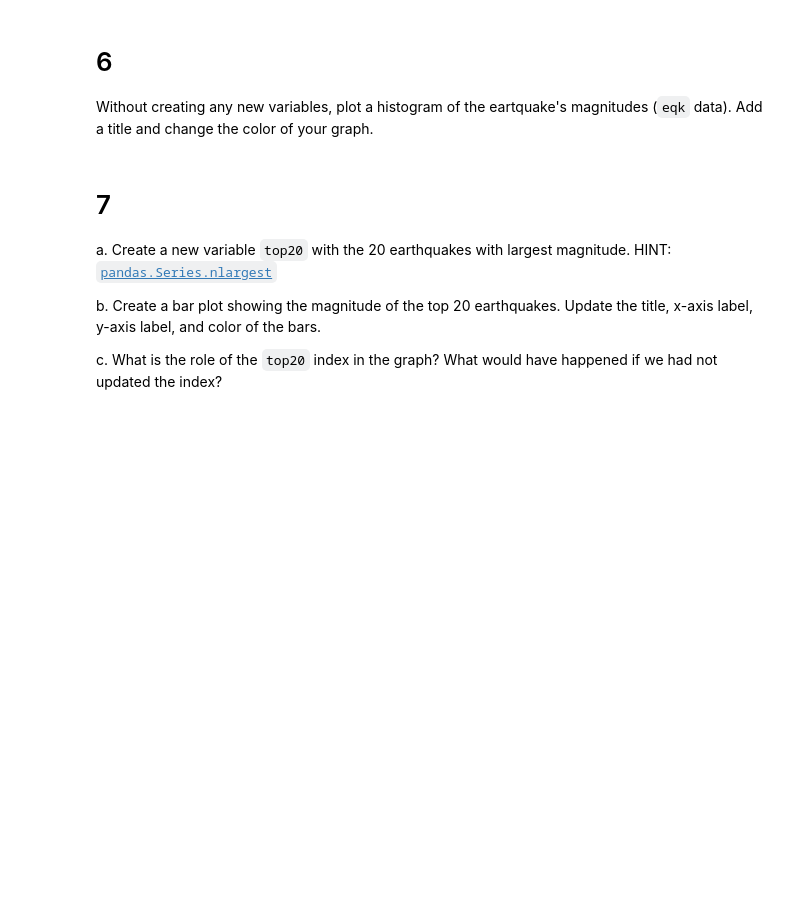
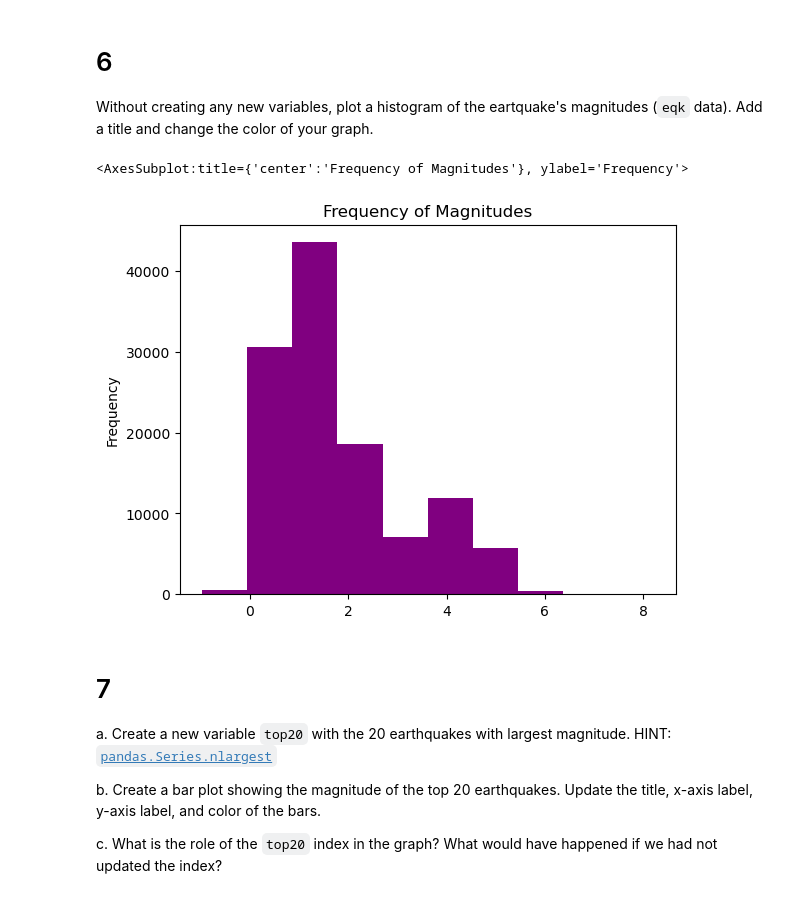
Before and after one commit to p-park6/eds220-hwk-1, a Jupyter notebook: hwk1-task4.ipynb, the cells around one changed output. Saved outputs shown, nothing was run; the diff lists cells and outputs as text; code cells hidden in the pictures; blank space fills up the shorter version.

```diff
--- a/hwk1-task4.ipynb
+++ b/hwk1-task4.ipynb
@@ -153,3 +151,11 @@ Without creating any new variables, plot a histogram of the eartquake's magnitud
+# %%
+#make histogram graph
+eqk.mag.plot(kind='hist', #use eqk dataset with mag column
+            title = 'Frequency of Magnitudes', #update title
+            color = 'purple') #update color to purple
+# %% [output]
+<AxesSubplot:title={'center':'Frequency of Magnitudes'}, ylabel='Frequency'>
+[figure, added]
 # %% [markdown]
 # 7
 
```
Also changed, not shown: parts of 5 cells of this notebook.
